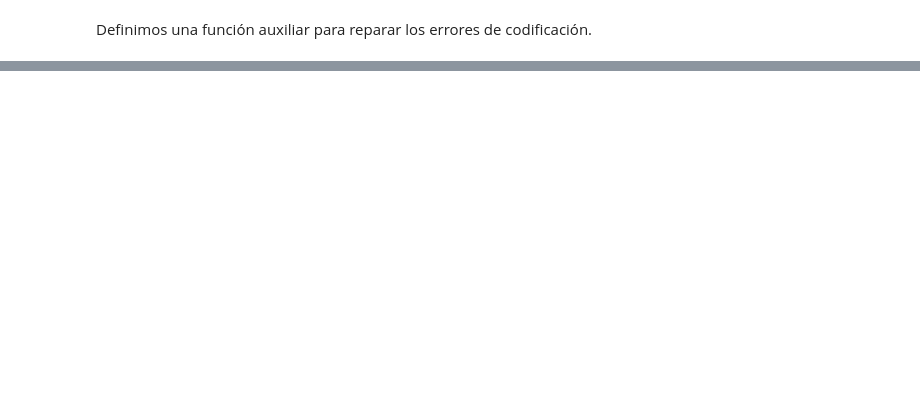
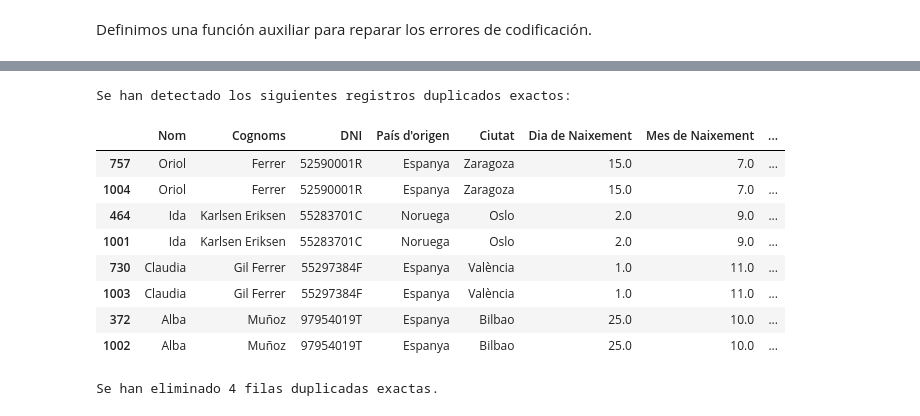
Before and after one commit to Leima20/Sprint_8_Leidy_Pimentel, a Jupyter notebook: Sprint_8.ipynb, the cells around one changed output, grey strips where cells are left out. Drawn from its saved outputs; the diff is of its cells as text; code cells hidden in the pictures; blank space fills up the shorter version.

```diff
--- a/Sprint_8.ipynb
+++ b/Sprint_8.ipynb
@@ -328,0 +270,28 @@ Hacemos lo mismo para los floats.
+# %%
+# Revisar todas las columnas de tipo texto
+for columna in df.select_dtypes(include=["object", "string"]):
+
+    # Guardar la serie original
+    serie_original = df[columna]
+
+    # Aplicar la reparación únicamente a los valores de texto
+    serie_reparada = serie_original.map(
+        lambda valor: (
+            reparar_codificacion(valor)
+            if isinstance(valor, str)
+            else valor
+        )
+    )
+
+    # Contar cuántos valores han cambiado
+    valores_reparados = (serie_original != serie_reparada).sum()
+
+    # Sustituir la columna únicamente si se han realizado cambios
+    if valores_reparados > 0:
+
+        print(
+            f"Se han reparado {valores_reparados} valores "
+            f"en la columna '{columna}'."
+        )
+
+        df[columna] = serie_reparada
@@ -328,0 +319,37 @@ Hacemos lo mismo para los floats.
+# %%
+# Identificar todos los registros que forman parte de una duplicidad
+filas_duplicadas = df[df.duplicated(keep=False)].sort_values("DNI")
+
+if not filas_duplicadas.empty:
+
+    print(
+        "Se han detectado los siguientes registros duplicados exactos:\n"
+    )
+
+    display(filas_duplicadas)
+
+else:
+
+    print("No se han encontrado filas duplicadas exactas.")
+# %% [output]
+Se han detectado los siguientes registros duplicados exactos:
+|  | Nom | Cognoms | DNI | País d'origen | Ciutat | Dia de Naixement | Mes de Naixement | ... |
+| 757 | Oriol | Ferrer | 52590001R | Espanya | Zaragoza | 15.0 | 7.0 | ... |
+| 1004 | Oriol | Ferrer | 52590001R | Espanya | Zaragoza | 15.0 | 7.0 | ... |
+| 464 | Ida | Karlsen Eriksen | 55283701C | Noruega | Oslo | 2.0 | 9.0 | ... |
+| 1001 | Ida | Karlsen Eriksen | 55283701C | Noruega | Oslo | 2.0 | 9.0 | ... |
+| 730 | Claudia | Gil Ferrer | 55297384F | Espanya | València | 1.0 | 11.0 | ... |
+| 1003 | Claudia | Gil Ferrer | 55297384F | Espanya | València | 1.0 | 11.0 | ... |
+| 372 | Alba | Muñoz | 97954019T | Espanya | Bilbao | 25.0 | 10.0 | ... |
+| 1002 | Alba | Muñoz | 97954019T | Espanya | Bilbao | 25.0 | 10.0 | ... |
+# %%
+# Eliminar los registros duplicados conservando la primera aparición
+filas_iniciales = len(df)
+
+df.drop_duplicates(inplace=True)
+
+filas_eliminadas = filas_iniciales - len(df)
+
+print(f"\nSe han eliminado {filas_eliminadas} filas duplicadas exactas.")
+# %% [output]
+Se han eliminado 4 filas duplicadas exactas.
```
Also changed, not shown: parts of 78 cells of this notebook.
